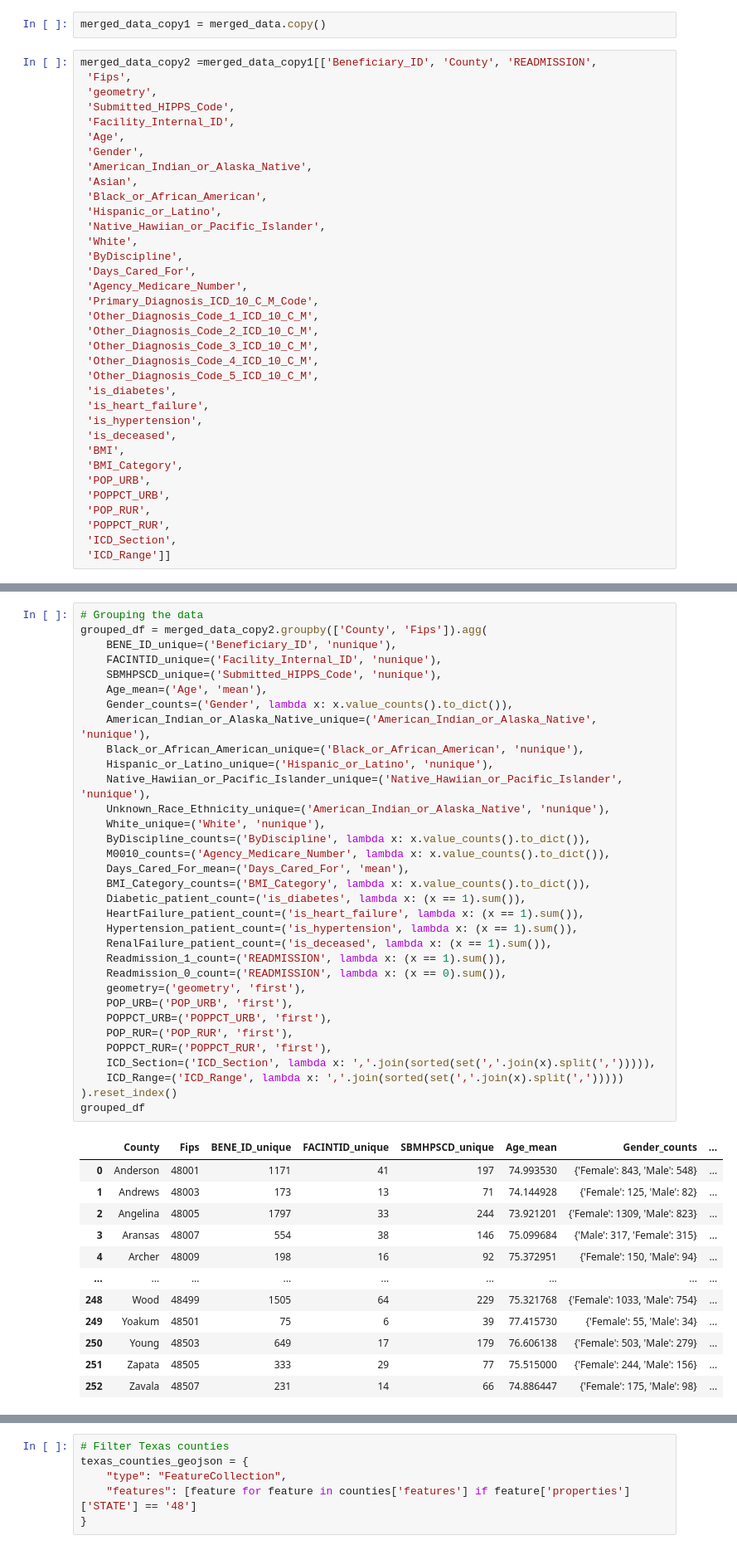
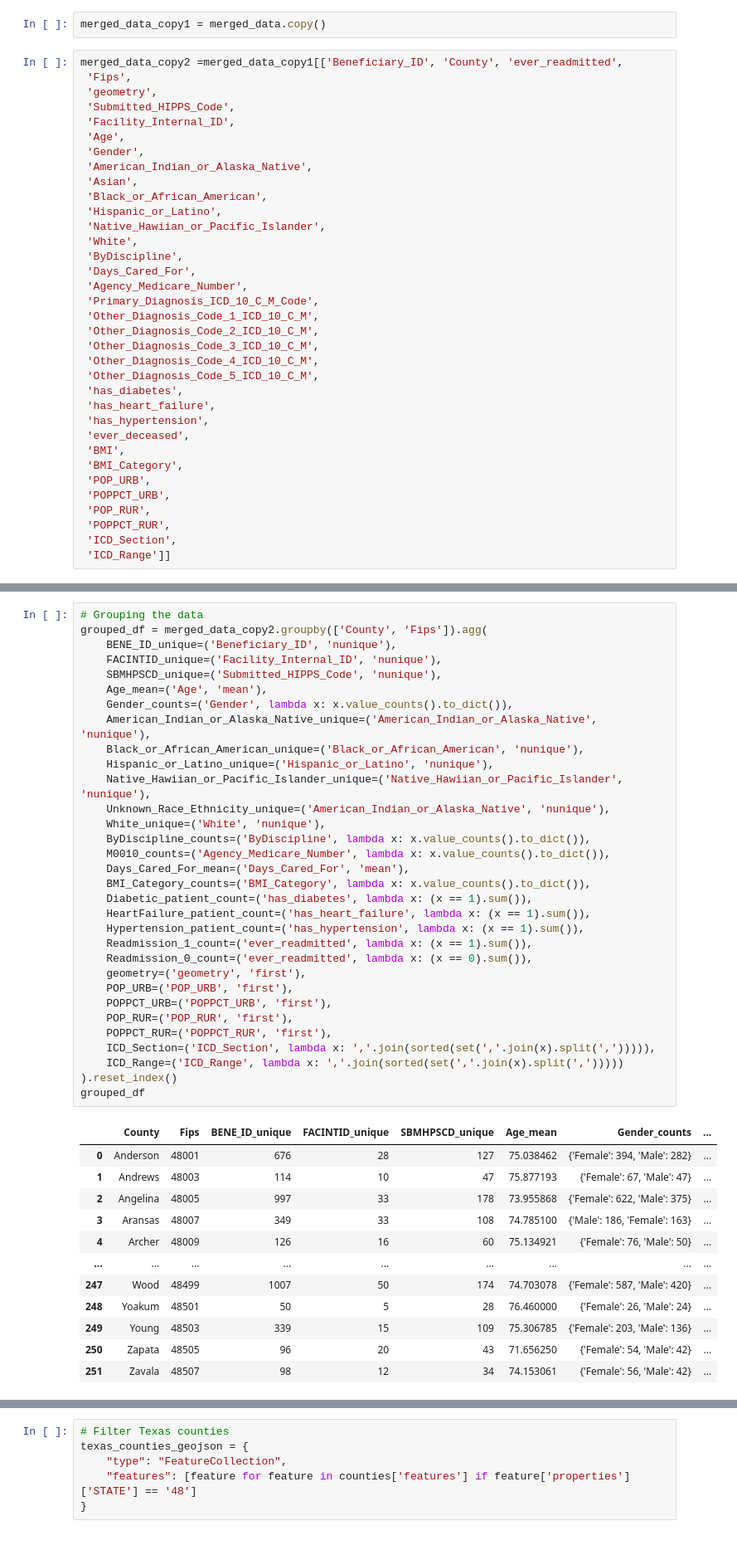
Before and after one commit to AI2TXST/PRECISION-Connect, a Jupyter notebook: src/building_connect_v2/finalDashboardData_v2.ipynb, the cells around one changed output, grey strips where cells are left out. Shown at 83% size. Cells and saved outputs as stored; diff of their text form.

```diff
--- a/src/building_connect_v2/finalDashboardData_v2.ipynb
+++ b/src/building_connect_v2/finalDashboardData_v2.ipynb
@@ -253,7 +253,7 @@ merged_data.to_csv('data/texasCountySummariesOASIS.csv', index=False)
 # %%
 merged_data_copy1 = merged_data.copy()
 # %%
-merged_data_copy2 =merged_data_copy1[['Beneficiary_ID', 'County', 'READMISSION',
+merged_data_copy2 =merged_data_copy1[['Beneficiary_ID', 'County', 'ever_readmitted',
  'Fips',
  'geometry',
  'Submitted_HIPPS_Code',
@@ -275,10 +275,10 @@ merged_data_copy2 =merged_data_copy1[['Beneficiary_ID', 'County', 'READMISSION',
  'Other_Diagnosis_Code_3_ICD_10_C_M',
  'Other_Diagnosis_Code_4_ICD_10_C_M',
  'Other_Diagnosis_Code_5_ICD_10_C_M',
- 'is_diabetes',
- 'is_heart_failure',
- 'is_hypertension',
- 'is_deceased',
+ 'has_diabetes',
+ 'has_heart_failure',
+ 'has_hypertension',
+ 'ever_deceased',
  'BMI',
  'BMI_Category',
  'POP_URB',
@@ -306,46 +306,45 @@ merged_data_copy2
 # %%
 # Grouping the data
 grouped_df = merged_data_copy2.groupby(['County', 'Fips']).agg(
     BENE_ID_unique=('Beneficiary_ID', 'nunique'),
     FACINTID_unique=('Facility_Internal_ID', 'nunique'),
     SBMHPSCD_unique=('Submitted_HIPPS_Code', 'nunique'),
     Age_mean=('Age', 'mean'),
     Gender_counts=('Gender', lambda x: x.value_counts().to_dict()),
     American_Indian_or_Alaska_Native_unique=('American_Indian_or_Alaska_Native', 'nunique'),
     Black_or_African_American_unique=('Black_or_African_American', 'nunique'),
     Hispanic_or_Latino_unique=('Hispanic_or_Latino', 'nunique'),
     Native_Hawiian_or_Pacific_Islander_unique=('Native_Hawiian_or_Pacific_Islander', 'nunique'),
     Unknown_Race_Ethnicity_unique=('American_Indian_or_Alaska_Native', 'nunique'),
     White_unique=('White', 'nunique'),
     ByDiscipline_counts=('ByDiscipline', lambda x: x.value_counts().to_dict()),
     M0010_counts=('Agency_Medicare_Number', lambda x: x.value_counts().to_dict()),
     Days_Cared_For_mean=('Days_Cared_For', 'mean'),
     BMI_Category_counts=('BMI_Category', lambda x: x.value_counts().to_dict()),
-    Diabetic_patient_count=('is_diabetes', lambda x: (x == 1).sum()),
-    HeartFailure_patient_count=('is_heart_failure', lambda x: (x == 1).sum()),
-    Hypertension_patient_count=('is_hypertension', lambda x: (x == 1).sum()),
-    RenalFailure_patient_count=('is_deceased', lambda x: (x == 1).sum()),
-    Readmission_1_count=('READMISSION', lambda x: (x == 1).sum()),
-    Readmission_0_count=('READMISSION', lambda x: (x == 0).sum()),
+    Diabetic_patient_count=('has_diabetes', lambda x: (x == 1).sum()),
+    HeartFailure_patient_count=('has_heart_failure', lambda x: (x == 1).sum()),
+    Hypertension_patient_count=('has_hypertension', lambda x: (x == 1).sum()),
+    Readmission_1_count=('ever_readmitted', lambda x: (x == 1).sum()),
+    Readmission_0_count=('ever_readmitted', lambda x: (x == 0).sum()),
     geometry=('geometry', 'first'),
     POP_URB=('POP_URB', 'first'),
     POPPCT_URB=('POPPCT_URB', 'first'),
     POP_RUR=('POP_RUR', 'first'),
     POPPCT_RUR=('POPPCT_RUR', 'first'),
     ICD_Section=('ICD_Section', lambda x: ','.join(sorted(set(','.join(x).split(','))))),
     ICD_Range=('ICD_Range', lambda x: ','.join(sorted(set(','.join(x).split(',')))))
 ).reset_index()
 grouped_df
 # %% [output]
 |  | County | Fips | BENE_ID_unique | FACINTID_unique | SBMHPSCD_unique | Age_mean | Gender_counts | ... |
-| 0 | Anderson | 48001 | 1171 | 41 | 197 | 74.993530 | {'Female': 843, 'Male': 548} | ... |
-| 1 | Andrews | 48003 | 173 | 13 | 71 | 74.144928 | {'Female': 125, 'Male': 82} | ... |
-| 2 | Angelina | 48005 | 1797 | 33 | 244 | 73.921201 | {'Female': 1309, 'Male': 823} | ... |
-| 3 | Aransas | 48007 | 554 | 38 | 146 | 75.099684 | {'Male': 317, 'Female': 315} | ... |
-| 4 | Archer | 48009 | 198 | 16 | 92 | 75.372951 | {'Female': 150, 'Male': 94} | ... |
+| 0 | Anderson | 48001 | 676 | 28 | 127 | 75.038462 | {'Female': 394, 'Male': 282} | ... |
+| 1 | Andrews | 48003 | 114 | 10 | 47 | 75.877193 | {'Female': 67, 'Male': 47} | ... |
+| 2 | Angelina | 48005 | 997 | 33 | 178 | 73.955868 | {'Female': 622, 'Male': 375} | ... |
+| 3 | Aransas | 48007 | 349 | 33 | 108 | 74.785100 | {'Male': 186, 'Female': 163} | ... |
+| 4 | Archer | 48009 | 126 | 16 | 60 | 75.134921 | {'Female': 76, 'Male': 50} | ... |
 | ... | ... | ... | ... | ... | ... | ... | ... | ... |
-| 248 | Wood | 48499 | 1505 | 64 | 229 | 75.321768 | {'Female': 1033, 'Male': 754} | ... |
-| 249 | Yoakum | 48501 | 75 | 6 | 39 | 77.415730 | {'Female': 55, 'Male': 34} | ... |
-| 250 | Young | 48503 | 649 | 17 | 179 | 76.606138 | {'Female': 503, 'Male': 279} | ... |
-| 251 | Zapata | 48505 | 333 | 29 | 77 | 75.515000 | {'Female': 244, 'Male': 156} | ... |
-| 252 | Zavala | 48507 | 231 | 14 | 66 | 74.886447 | {'Female': 175, 'Male': 98} | ... |
+| 247 | Wood | 48499 | 1007 | 50 | 174 | 74.703078 | {'Female': 587, 'Male': 420} | ... |
+| 248 | Yoakum | 48501 | 50 | 5 | 28 | 76.460000 | {'Female': 26, 'Male': 24} | ... |
+| 249 | Young | 48503 | 339 | 15 | 109 | 75.306785 | {'Female': 203, 'Male': 136} | ... |
+| 250 | Zapata | 48505 | 96 | 20 | 43 | 71.656250 | {'Female': 54, 'Male': 42} | ... |
+| 251 | Zavala | 48507 | 98 | 12 | 34 | 74.153061 | {'Female': 56, 'Male': 42} | ... |
```
Also changed, not shown: parts of 11 cells of this notebook, 58 other files.
